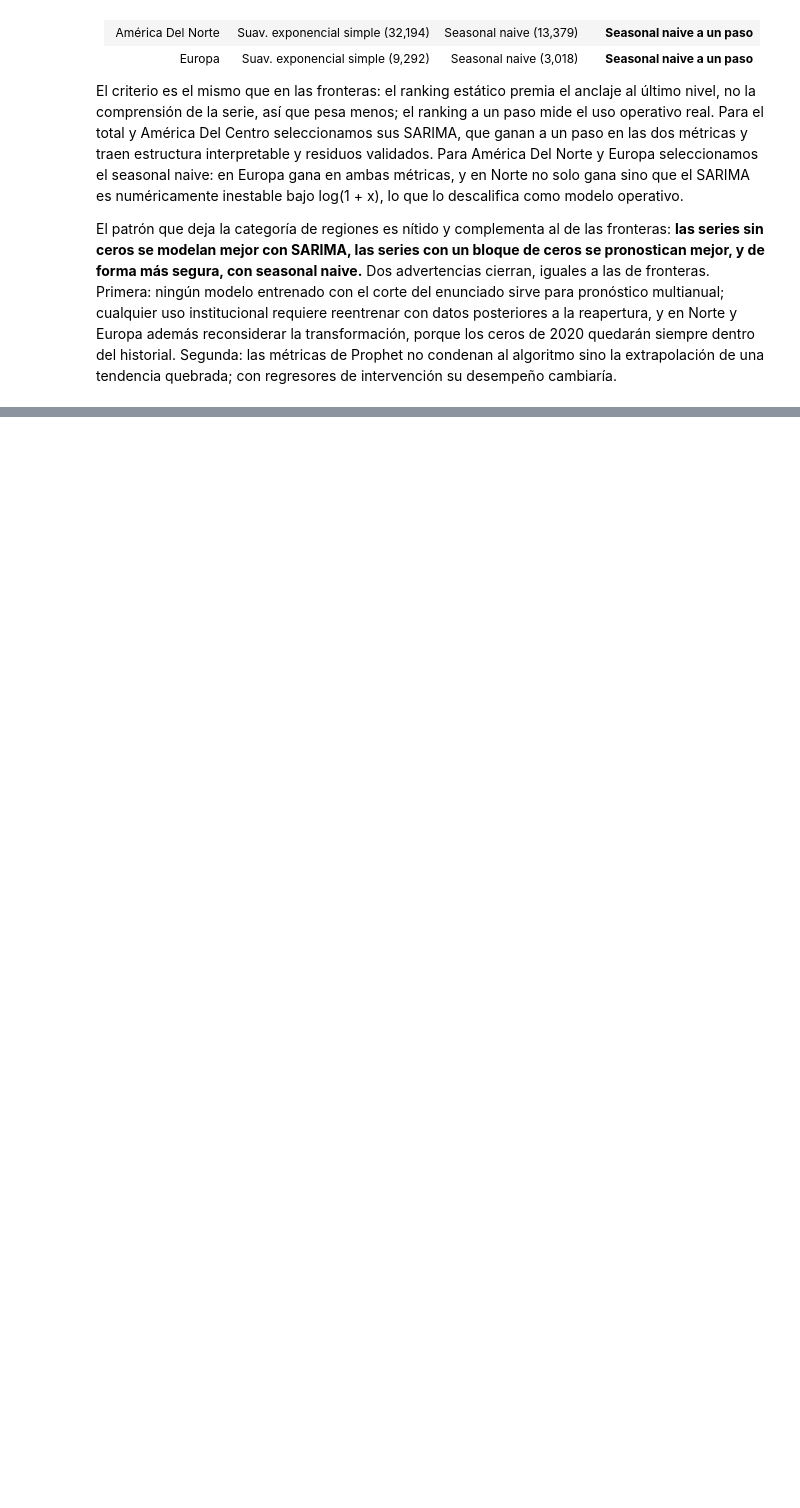
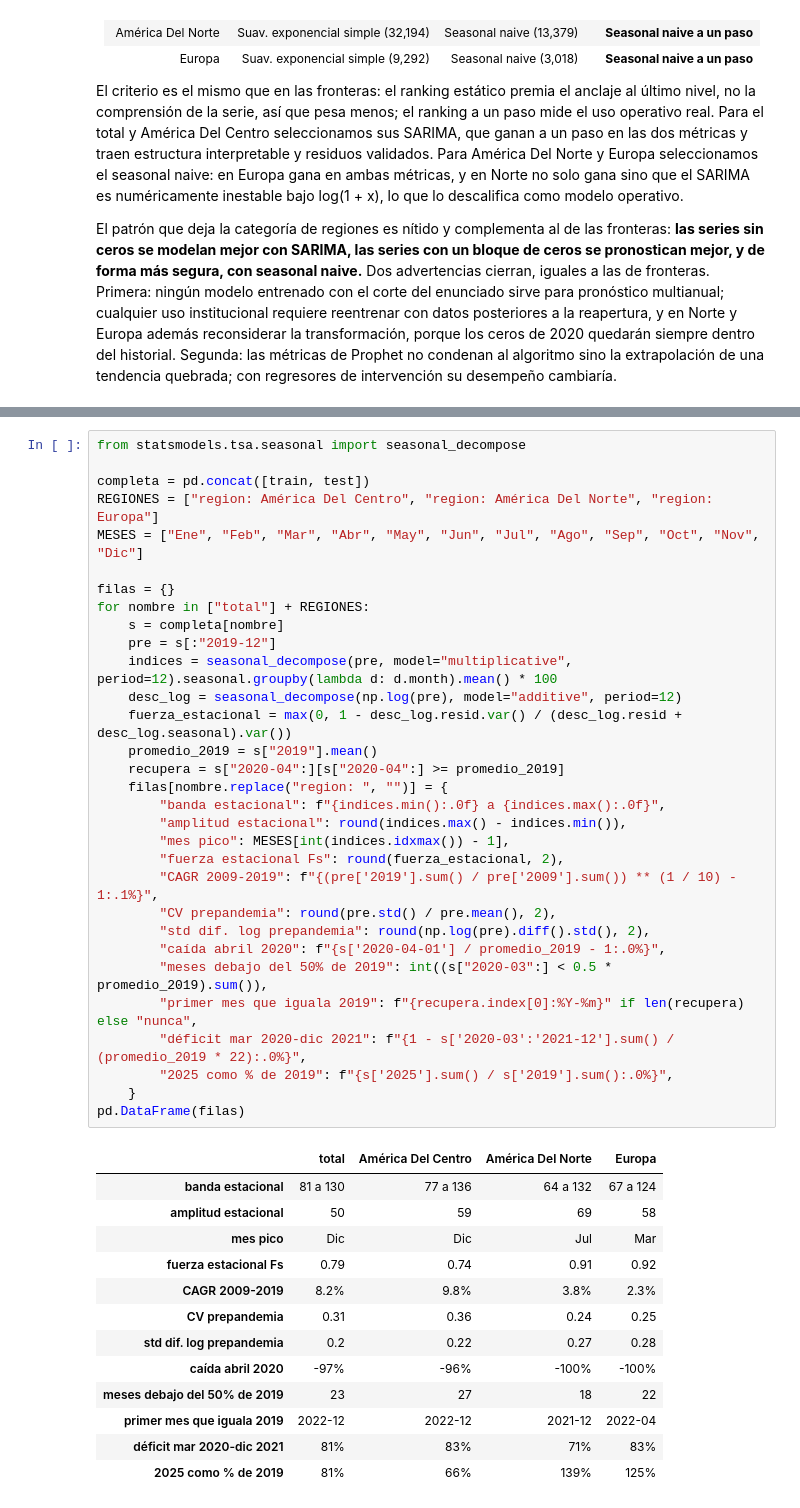
Before and after one commit to Fercho1118/Laboratorio-1-Series-de-Tiempo, a Jupyter notebook: notebooks/modelado-regiones.ipynb, the cells around one changed output, grey strips where cells are left out. Cells and saved outputs as stored; diff of their text form; blank space fills up the shorter version.

```diff
--- a/notebooks/modelado-regiones.ipynb
+++ b/notebooks/modelado-regiones.ipynb
@@ -757,0 +768,45 @@ extrapolación de una tendencia quebrada; con regresores de intervención su des
+# %%
+from statsmodels.tsa.seasonal import seasonal_decompose
+
+completa = pd.concat([train, test])
+REGIONES = ["region: América Del Centro", "region: América Del Norte", "region: Europa"]
+MESES = ["Ene", "Feb", "Mar", "Abr", "May", "Jun", "Jul", "Ago", "Sep", "Oct", "Nov", "Dic"]
+
+filas = {}
+for nombre in ["total"] + REGIONES:
+    s = completa[nombre]
+    pre = s[:"2019-12"]
+    indices = seasonal_decompose(pre, model="multiplicative", period=12).seasonal.groupby(lambda d: d.month).mean() * 100
+    desc_log = seasonal_decompose(np.log(pre), model="additive", period=12)
+    fuerza_estacional = max(0, 1 - desc_log.resid.var() / (desc_log.resid + desc_log.seasonal).var())
+    promedio_2019 = s["2019"].mean()
+    recupera = s["2020-04":][s["2020-04":] >= promedio_2019]
+    filas[nombre.replace("region: ", "")] = {
+        "banda estacional": f"{indices.min():.0f} a {indices.max():.0f}",
+        "amplitud estacional": round(indices.max() - indices.min()),
+        "mes pico": MESES[int(indices.idxmax()) - 1],
+        "fuerza estacional Fs": round(fuerza_estacional, 2),
+        "CAGR 2009-2019": f"{(pre['2019'].sum() / pre['2009'].sum()) ** (1 / 10) - 1:.1%}",
+        "CV prepandemia": round(pre.std() / pre.mean(), 2),
+        "std dif. log prepandemia": round(np.log(pre).diff().std(), 2),
+        "caída abril 2020": f"{s['2020-04-01'] / promedio_2019 - 1:.0%}",
+        "meses debajo del 50% de 2019": int((s["2020-03":] < 0.5 * promedio_2019).sum()),
+        "primer mes que iguala 2019": f"{recupera.index[0]:%Y-%m}" if len(recupera) else "nunca",
+        "déficit mar 2020-dic 2021": f"{1 - s['2020-03':'2021-12'].sum() / (promedio_2019 * 22):.0%}",
+        "2025 como % de 2019": f"{s['2025'].sum() / s['2019'].sum():.0%}",
+    }
+pd.DataFrame(filas)
+# %% [output]
+|  | total | América Del Centro | América Del Norte | Europa |
+| banda estacional | 81 a 130 | 77 a 136 | 64 a 132 | 67 a 124 |
+| amplitud estacional | 50 | 59 | 69 | 58 |
+| mes pico | Dic | Dic | Jul | Mar |
+| fuerza estacional Fs | 0.79 | 0.74 | 0.91 | 0.92 |
+| CAGR 2009-2019 | 8.2% | 9.8% | 3.8% | 2.3% |
+| CV prepandemia | 0.31 | 0.36 | 0.24 | 0.25 |
+| std dif. log prepandemia | 0.2 | 0.22 | 0.27 | 0.28 |
+| caída abril 2020 | -97% | -96% | -100% | -100% |
+| meses debajo del 50% de 2019 | 23 | 27 | 18 | 22 |
+| primer mes que iguala 2019 | 2022-12 | 2022-12 | 2021-12 | 2022-04 |
+| déficit mar 2020-dic 2021 | 81% | 83% | 71% | 83% |
+| 2025 como % de 2019 | 81% | 66% | 139% | 125% |
```
Also changed, not shown: parts of 10 cells of this notebook.
